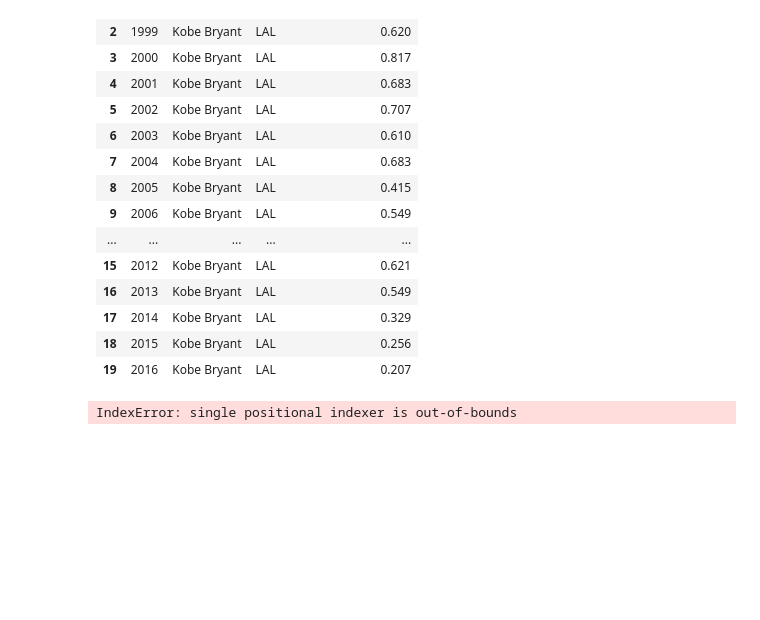
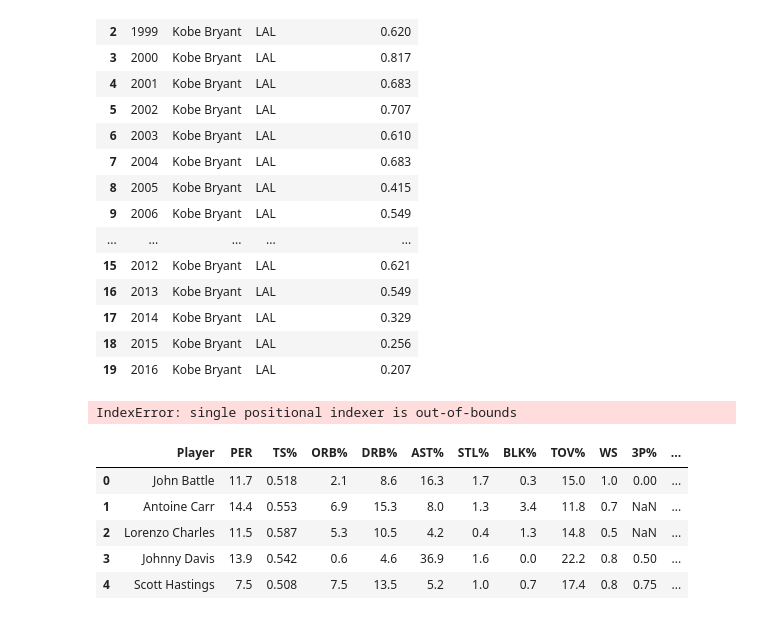
Before and after one commit to Kate-Yayla/Project1-Historical-NBA-Analysis, a Jupyter notebook: NBA Analysis.ipynb, the cells around one changed output. Drawn from its saved outputs; the diff is of its cells as text; code cells hidden in the pictures; blank space fills up the shorter version.

```diff
--- a/NBA Analysis.ipynb
+++ b/NBA Analysis.ipynb
@@ -798,3 +798,19 @@ while True:
 user_input_data = player_points_data.loc[player_points_data["Player"] == user_input].reset_index()
 user_input_data = user_input_data[["Year", "Player", "TM", "Winning Percentage"]]
 user_input_data
+# %%
+sams_data = complete_nba_data[['Player', 'PER', 'TS%', 'ORB%', 'DRB%', 'AST%', 'STL%', 'BLK%', 'TOV%', 'WS', '3P%', '2P%', 'FT%', 'PTS', 'MP']]
+sams_data.head()
+
+Q1=sams_data.quantile(0.25)
+Q3=sams_data.quantile(0.75)
+IQR=Q3-Q1
+
+sams_no_outlier = sams_data[~((sams_data<(Q1-1.5*IQR)))]
+# %% [output]
+|  | Player | PER | TS% | ORB% | DRB% | AST% | STL% | BLK% | TOV% | WS | 3P% | ... |
+| 0 | John Battle | 11.7 | 0.518 | 2.1 | 8.6 | 16.3 | 1.7 | 0.3 | 15.0 | 1.0 | 0.00 | ... |
+| 1 | Antoine Carr | 14.4 | 0.553 | 6.9 | 15.3 | 8.0 | 1.3 | 3.4 | 11.8 | 0.7 | NaN | ... |
+| 2 | Lorenzo Charles | 11.5 | 0.587 | 5.3 | 10.5 | 4.2 | 0.4 | 1.3 | 14.8 | 0.5 | NaN | ... |
+| 3 | Johnny Davis | 13.9 | 0.542 | 0.6 | 4.6 | 36.9 | 1.6 | 0.0 | 22.2 | 0.8 | 0.50 | ... |
+| 4 | Scott Hastings | 7.5 | 0.508 | 7.5 | 13.5 | 5.2 | 1.0 | 0.7 | 17.4 | 0.8 | 0.75 | ... |
```
